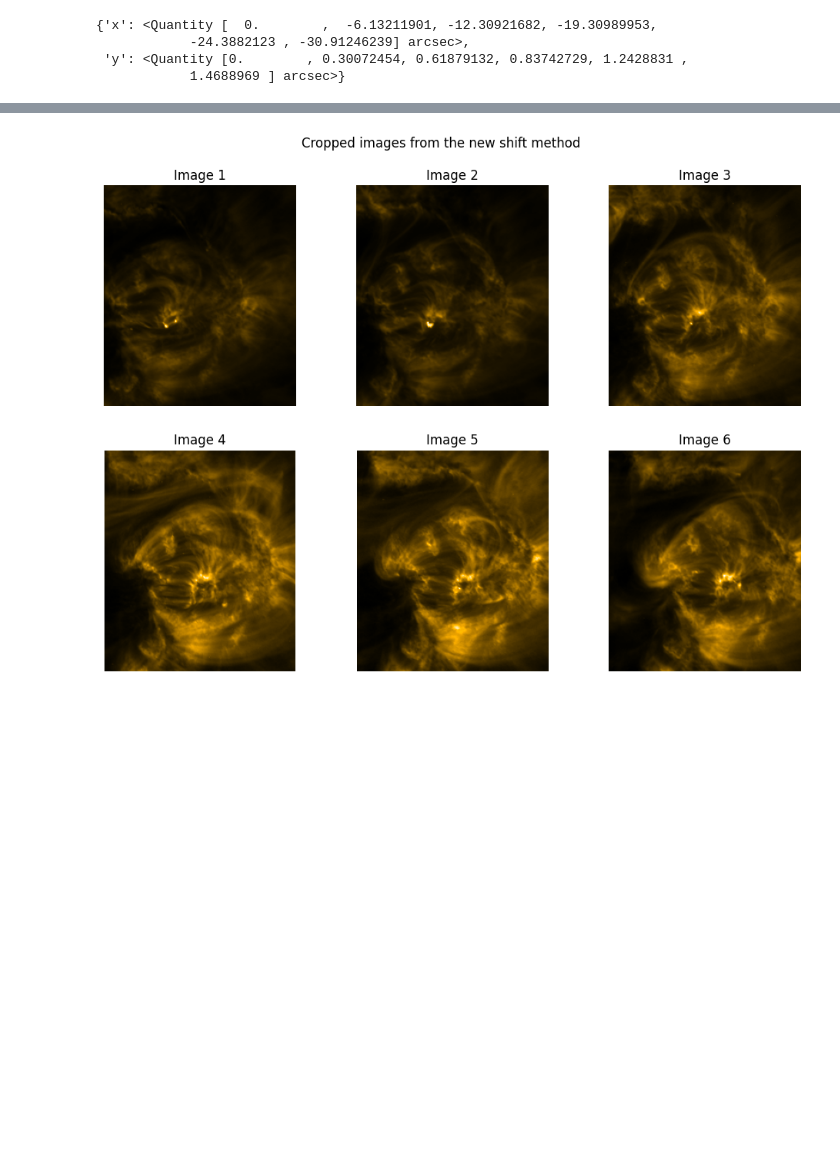
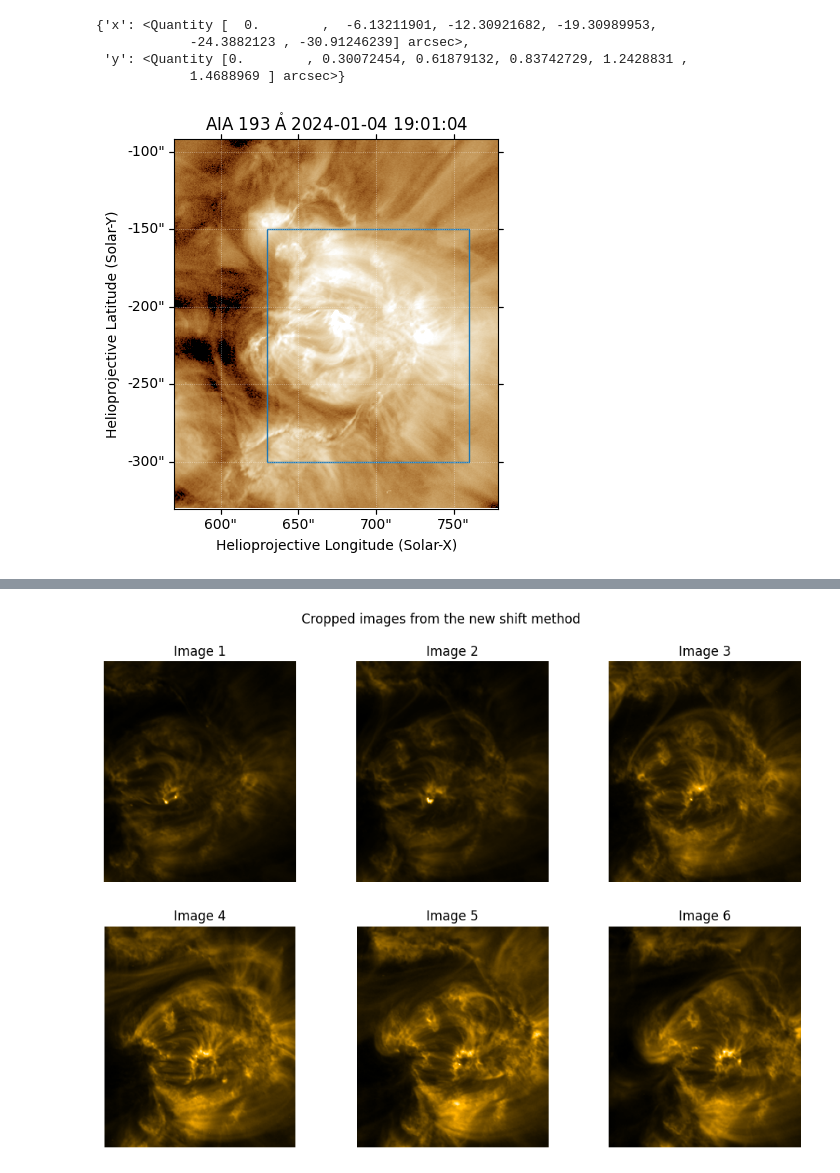
Before and after one commit to PaoloBiolghini/Sunkit_Image_Examples, a Jupyter notebook: showExample.ipynb, the cells around one changed output, grey strips where cells are left out. Saved outputs shown, nothing was run; the diff lists cells and outputs as text; code cells hidden in the pictures; blank space fills up the shorter version.

```diff
--- a/showExample.ipynb
+++ b/showExample.ipynb
@@ -72,7 +104,16 @@ newShift
 mapOldShift=ski.mapsequence_coalign_by_rotation(map_seq,layer_index=0,shift=oldShift)
 mapNewShift=ski.mapsequence_coalign_by_rotation(map_seq,layer_index=0,shift=newShift)
 # %%
+#find the rectangle area that is contained in all the maps
 my_map=mapNewShift[0]
 roi_bottom_left = SkyCoord(Tx=630*u.arcsec, Ty=-150*u.arcsec, frame=my_map.coordinate_frame)
-roi_top_right = SkyCoord(Tx=770*u.arcsec, Ty=-300*u.arcsec, frame=my_map.coordinate_frame)
+roi_top_right = SkyCoord(Tx=760*u.arcsec, Ty=-300*u.arcsec, frame=my_map.coordinate_frame)
+
+fig = plt.figure()
+ax = fig.add_subplot(projection=my_map)
+my_map.plot(axes=ax, clip_interval=(1,99.5)*u.percent)
+my_map.draw_quadrangle(roi_bottom_left, top_right=roi_top_right, axes=ax, color='C0')
+plt.show()
+# %% [output]
+[figure, added]
 # %%
```
Also changed, not shown: parts of 11 cells of this notebook.
